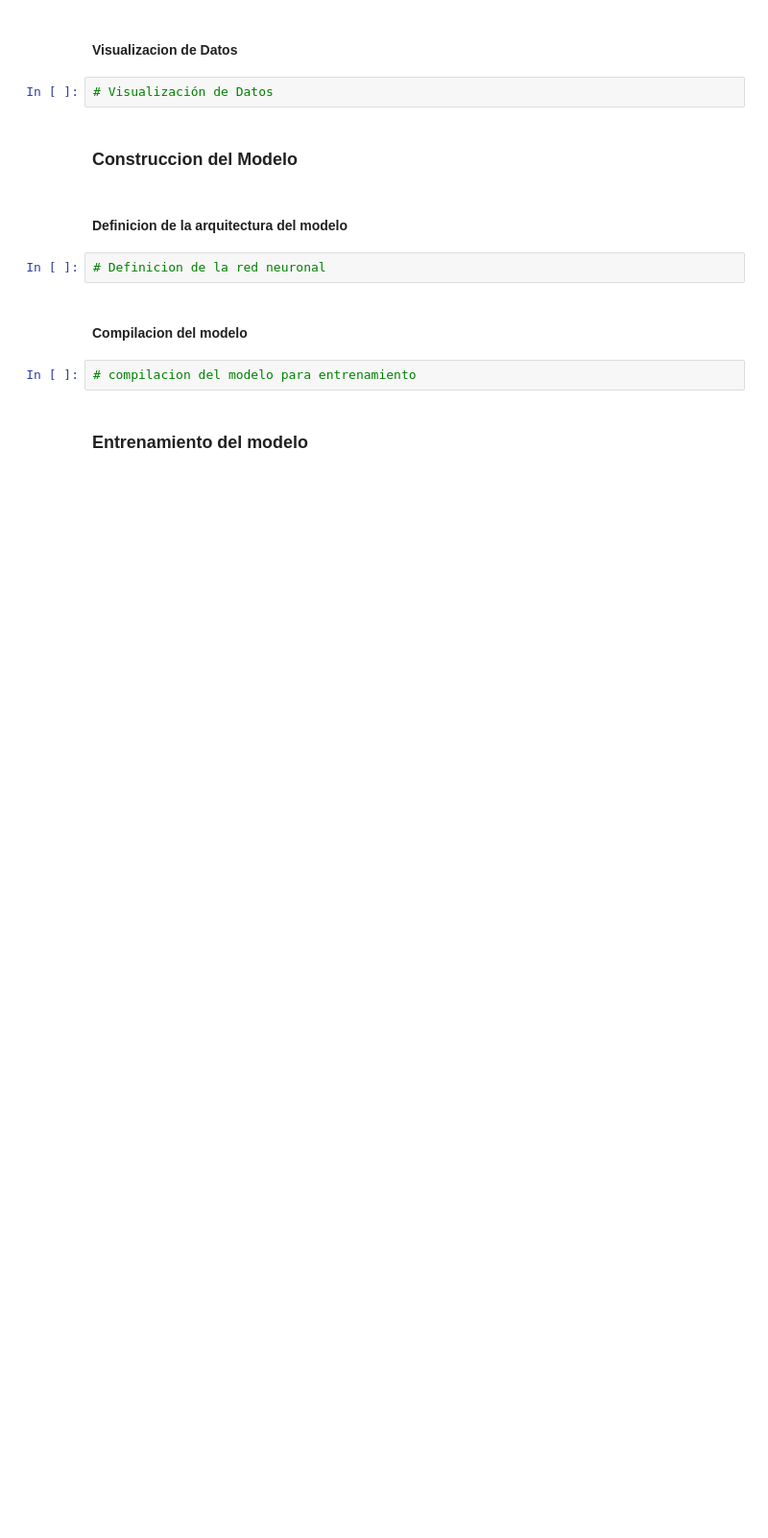
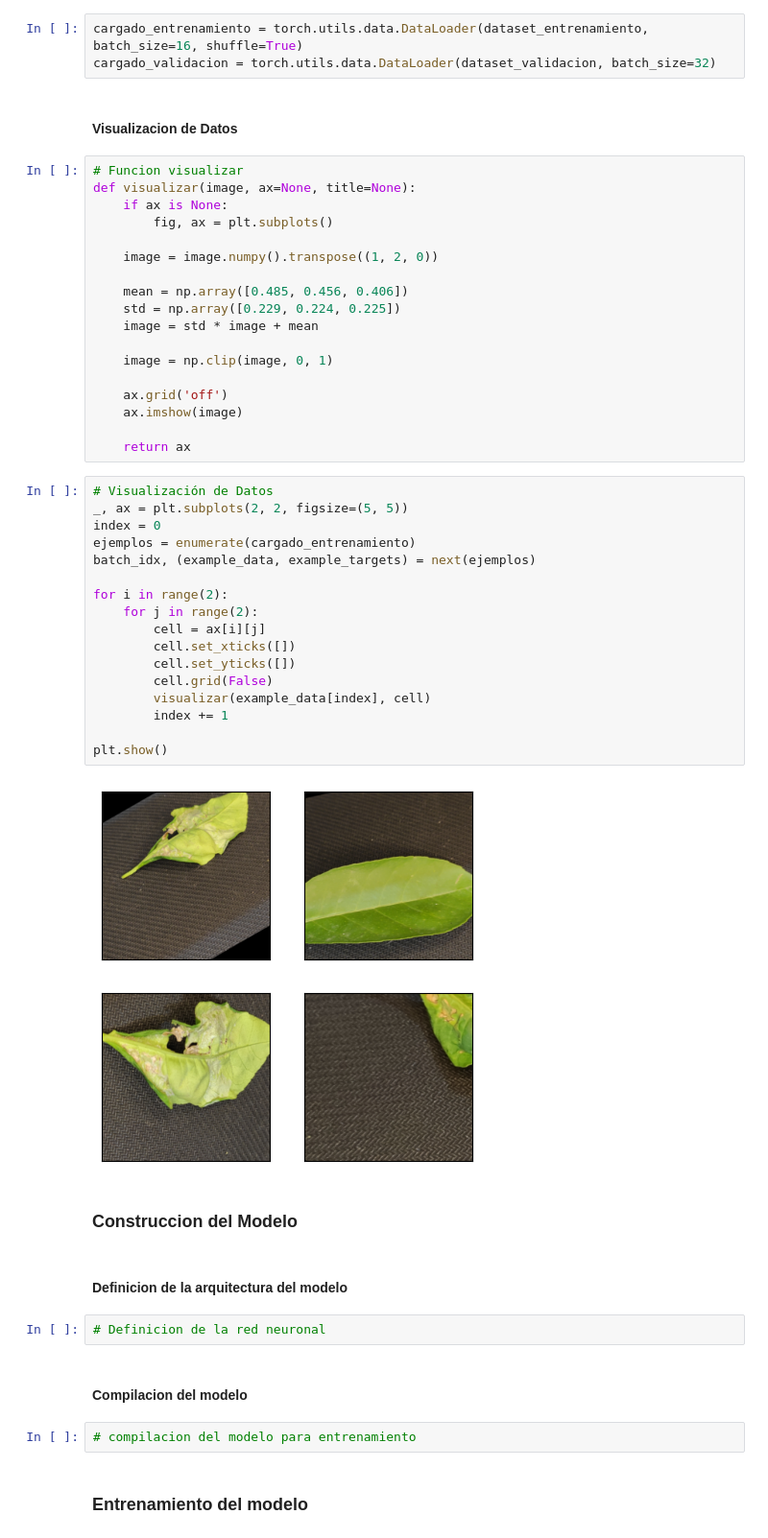
Before and after one commit to Romulo-Tolemaico/proyecto_agricultura, a Jupyter notebook: src/entrenar.ipynb, the cells around one changed output. Shown at 96% size. Saved outputs shown, nothing was run; the diff lists cells and outputs as text; blank space fills up the shorter version.

```diff
--- a/src/entrenar.ipynb
+++ b/src/entrenar.ipynb
@@ -29,7 +49,45 @@ from PIL import Image
+# %%
+cargado_entrenamiento = torch.utils.data.DataLoader(dataset_entrenamiento, batch_size=16, shuffle=True)
+cargado_validacion = torch.utils.data.DataLoader(dataset_validacion, batch_size=32)
 # %% [markdown]
 #### Visualizacion de Datos
-# %%
-# Visualización de Datos
+# %%
+# Funcion visualizar
+def visualizar(image, ax=None, title=None):
+    if ax is None:
+        fig, ax = plt.subplots()
+
+    image = image.numpy().transpose((1, 2, 0))
+
+    mean = np.array([0.485, 0.456, 0.406])
+    std = np.array([0.229, 0.224, 0.225])
+    image = std * image + mean
+
+    image = np.clip(image, 0, 1)
+
+    ax.grid('off')
+    ax.imshow(image)
+
+    return ax
+# %%
+# Visualización de Datos
+_, ax = plt.subplots(2, 2, figsize=(5, 5))
+index = 0
+ejemplos = enumerate(cargado_entrenamiento)
+batch_idx, (example_data, example_targets) = next(ejemplos)
+
+for i in range(2):
+    for j in range(2):
+        cell = ax[i][j]
+        cell.set_xticks([])
+        cell.set_yticks([])
+        cell.grid(False)
+        visualizar(example_data[index], cell)
+        index += 1
+
+plt.show()
+# %% [output]
+[figure, added]
 # %% [markdown]
 ### Construccion del Modelo
 # %% [markdown]
```
Also changed, not shown: parts of 3 cells of this notebook, 1 other file.
